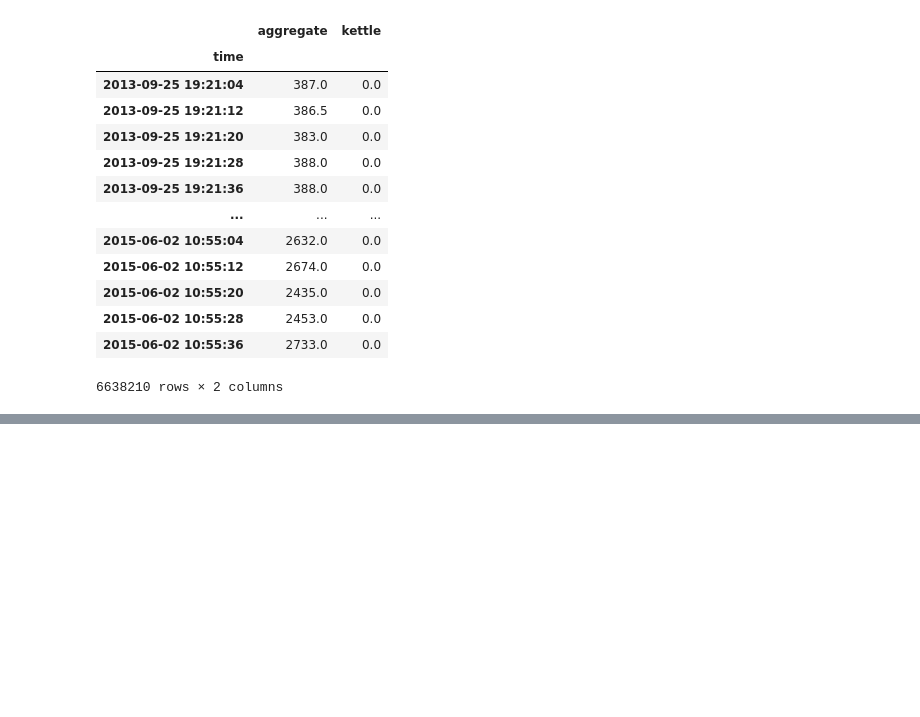
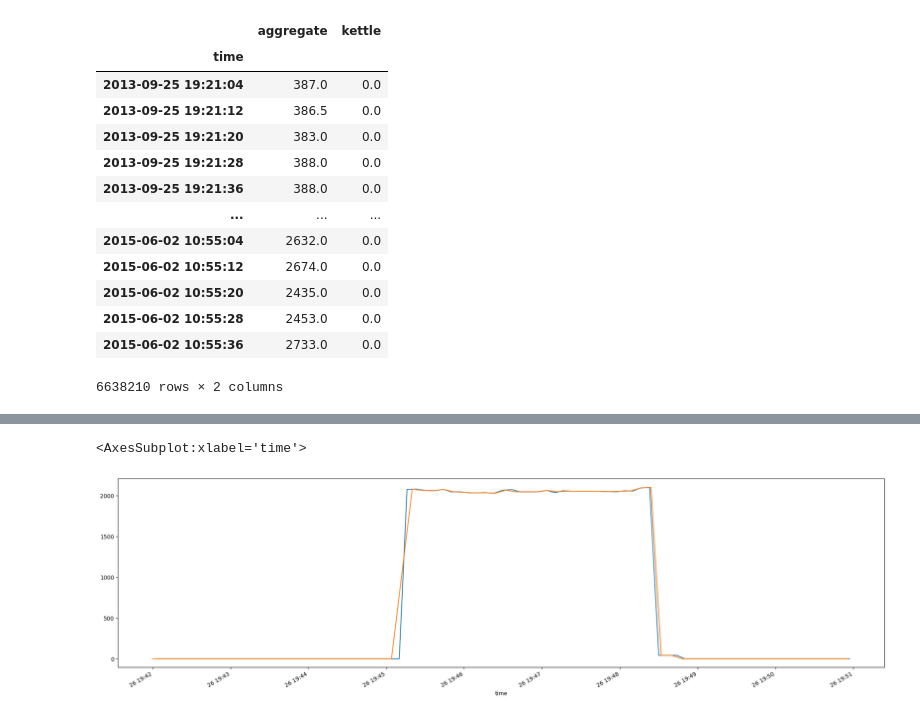
Before and after one commit to mahnoor-shahid/nilm_analyzer_tutorials, a Jupyter notebook: 02_resampling.ipynb, the cells around one changed output, grey strips where cells are left out. Saved outputs shown, nothing was run; the diff lists cells and outputs as text; code cells hidden in the pictures; blank space fills up the shorter version.

```diff
--- a/02_resampling.ipynb
+++ b/02_resampling.ipynb
@@ -73,0 +74,6 @@ kettle.data[3]['aggregate']['2013-09-26 19:40': '2013-09-26 20:51'].plot(figsize
+# %%
+unsampled_kettle['kettle']['2013-09-26 19:42': '2013-09-26 19:50'].plot(figsize=(25,7))
+kettle.data[3]['kettle']['2013-09-26 19:42': '2013-09-26 19:50'].plot(figsize=(25,7))
+# %% [output]
+<AxesSubplot:xlabel='time'>
+[figure, added]
```
Also changed, not shown: parts of 7 cells of this notebook, 2 other files.
